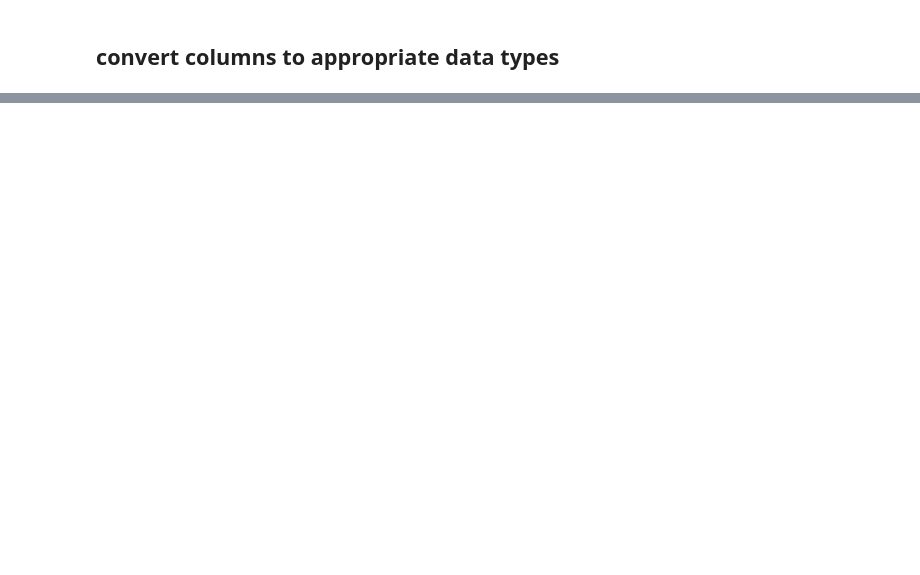
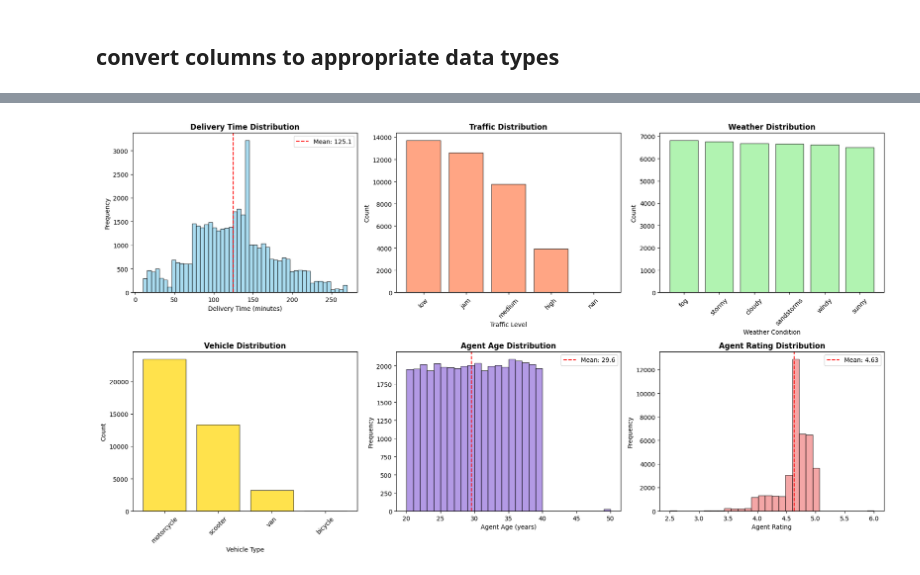
Before and after one commit to anuragchaubey1224/MilesAhead, a Jupyter notebook: notebooks/data_cleaning.ipynb, the cells around one changed output, grey strips where cells are left out. Saved outputs shown, nothing was run; the diff lists cells and outputs as text; code cells hidden in the pictures; blank space fills up the shorter version.

Commit message:
data cleaning notebook updated

```diff
--- a/notebooks/data_cleaning.ipynb
+++ b/notebooks/data_cleaning.ipynb
@@ -105,5 +272,9 @@ df['Order_Date'] = pd.to_datetime(df['Order_Date'], errors='coerce')
 # %%
-# Add dummy date to convert time strings to datetime
+# Keep Order_Time as string format (HH:MM:SS)
+# feature engineering pipeline will handle datetime conversion
+# DO NOT convert Order_Time or Pickup_Time here
 
-df['Order_Time'] = pd.to_datetime("1900-01-01 " + df['Order_Time'].astype(str), errors='coerce')
-df['Pickup_Time'] = pd.to_datetime("1900-01-01 " + df['Pickup_Time'].astype(str), errors='coerce')
+print("✅ Order_Time kept as string format for feature engineering pipeline")
+print(f"   Sample Order_Time values: {df['Order_Time'].head(3).tolist()}")
+
+# Note: Pickup_Time will be REMOVED from final dataset to prevent data leakage
@@ -110,6 +284,13 @@ df['Pickup_Time'] = pd.to_datetime("1900-01-01 " + df['Pickup_Time'].astype(str)
 # %%
-# Convert categorical text columns to 'category' dtype
+# Convert categorical text columns and standardize to lowercase
+# Lowercase is critical for consistency with encoding pipeline
 cat_cols = ['Weather', 'Traffic', 'Vehicle', 'Area', 'Category']
 
+print("Converting and standardizing categorical columns:\n")
 for col in cat_cols:
+    # Convert to string, strip whitespace, convert to lowercase
+    df[col] = df[col].astype(str).str.strip().str.lower()
     df[col] = df[col].astype('category')
+    print(f"✅ {col}: {df[col].nunique()} unique values")
+    print(f"   Values: {sorted(df[col].unique())}")
+    print()
@@ -180,0 +516,62 @@ df.to_csv('/Users/anuragchaubey/MilesAhead/data/processed/delivery_data_cleaned.
+# %%
+import os
+
+fig, axes = plt.subplots(2, 3, figsize=(18, 10))
+
+# 1. Delivery time distribution
+axes[0, 0].hist(df_final['Delivery_Time'], bins=50, color='skyblue', edgecolor='black', alpha=0.7)
+axes[0, 0].set_title('Delivery Time Distribution', fontsize=12, fontweight='bold')
+axes[0, 0].set_xlabel('Delivery Time (minutes)')
+axes[0, 0].set_ylabel('Frequency')
+axes[0, 0].axvline(df_final['Delivery_Time'].mean(), color='red', linestyle='--', label=f'Mean: {df_final["Delivery_Time"].mean():.1f}')
+axes[0, 0].legend()
+
+# 2. Traffic distribution
+traffic_counts = df_final['Traffic'].value_counts()
+axes[0, 1].bar(traffic_counts.index, traffic_counts.values, color='coral', edgecolor='black', alpha=0.7)
+axes[0, 1].set_title('Traffic Distribution', fontsize=12, fontweight='bold')
+axes[0, 1].set_xlabel('Traffic Level')
+axes[0, 1].set_ylabel('Count')
+axes[0, 1].tick_params(axis='x', rotation=45)
+
+# 3. Weather distribution
+weather_counts = df_final['Weather'].value_counts()
+axes[0, 2].bar(weather_counts.index, weather_counts.values, color='lightgreen', edgecolor='black', alpha=0.7)
+axes[0, 2].set_title('Weather Distribution', fontsize=12, fontweight='bold')
+axes[0, 2].set_xlabel('Weather Condition')
+axes[0, 2].set_ylabel('Count')
+axes[0, 2].tick_params(axis='x', rotation=45)
+
+# 4. Vehicle distribution
+vehicle_counts = df_final['Vehicle'].value_counts()
+axes[1, 0].bar(vehicle_counts.index, vehicle_counts.values, color='gold', edgecolor='black', alpha=0.7)
+axes[1, 0].set_title('Vehicle Distribution', fontsize=12, fontweight='bold')
+axes[1, 0].set_xlabel('Vehicle Type')
+axes[1, 0].set_ylabel('Count')
+axes[1, 0].tick_params(axis='x', rotation=45)
+
+# 5. Agent age distribution
+axes[1, 1].hist(df_final['Agent_Age'], bins=30, color='mediumpurple', edgecolor='black', alpha=0.7)
+axes[1, 1].set_title('Agent Age Distribution', fontsize=12, fontweight='bold')
+axes[1, 1].set_xlabel('Agent Age (years)')
+axes[1, 1].set_ylabel('Frequency')
+axes[1, 1].axvline(df_final['Agent_Age'].mean(), color='red', linestyle='--', label=f'Mean: {df_final["Agent_Age"].mean():.1f}')
+axes[1, 1].legend()
+
+# 6. Agent rating distribution
+axes[1, 2].hist(df_final['Agent_Rating'], bins=30, color='lightcoral', edgecolor='black', alpha=0.7)
+axes[1, 2].set_title('Agent Rating Distribution', fontsize=12, fontweight='bold')
+axes[1, 2].set_xlabel('Agent Rating')
+axes[1, 2].set_ylabel('Frequency')
+axes[1, 2].axvline(df_final['Agent_Rating'].mean(), color='red', linestyle='--', label=f'Mean: {df_final["Agent_Rating"].mean():.2f}')
+axes[1, 2].legend()
+
+plt.tight_layout()
+
+# Save visualization - using relative path from notebook location
+viz_output_path = '../outputs/data_cleaning_summary.png'
+os.makedirs(os.path.dirname(viz_output_path), exist_ok=True)
+plt.savefig(viz_output_path, dpi=300, bbox_inches='tight')
+print(f"✅ Visualization saved to: {os.path.abspath(viz_output_path)}")
+plt.show()
+# %% [output]
@@ -180,0 +579 @@ df.to_csv('/Users/anuragchaubey/MilesAhead/data/processed/delivery_data_cleaned.
+[figure, added]
```
Also changed, not shown: parts of 28 cells of this notebook.
